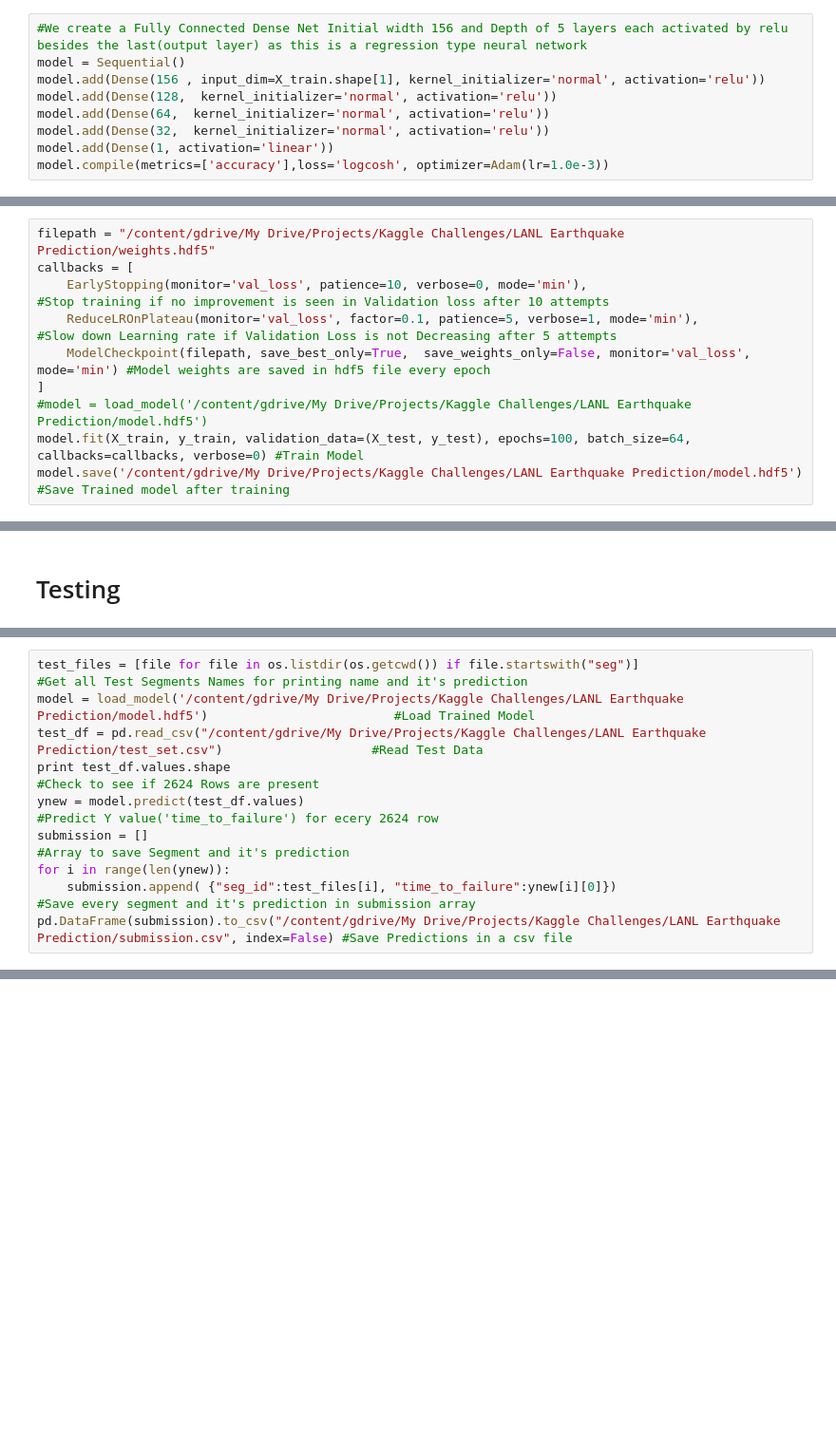
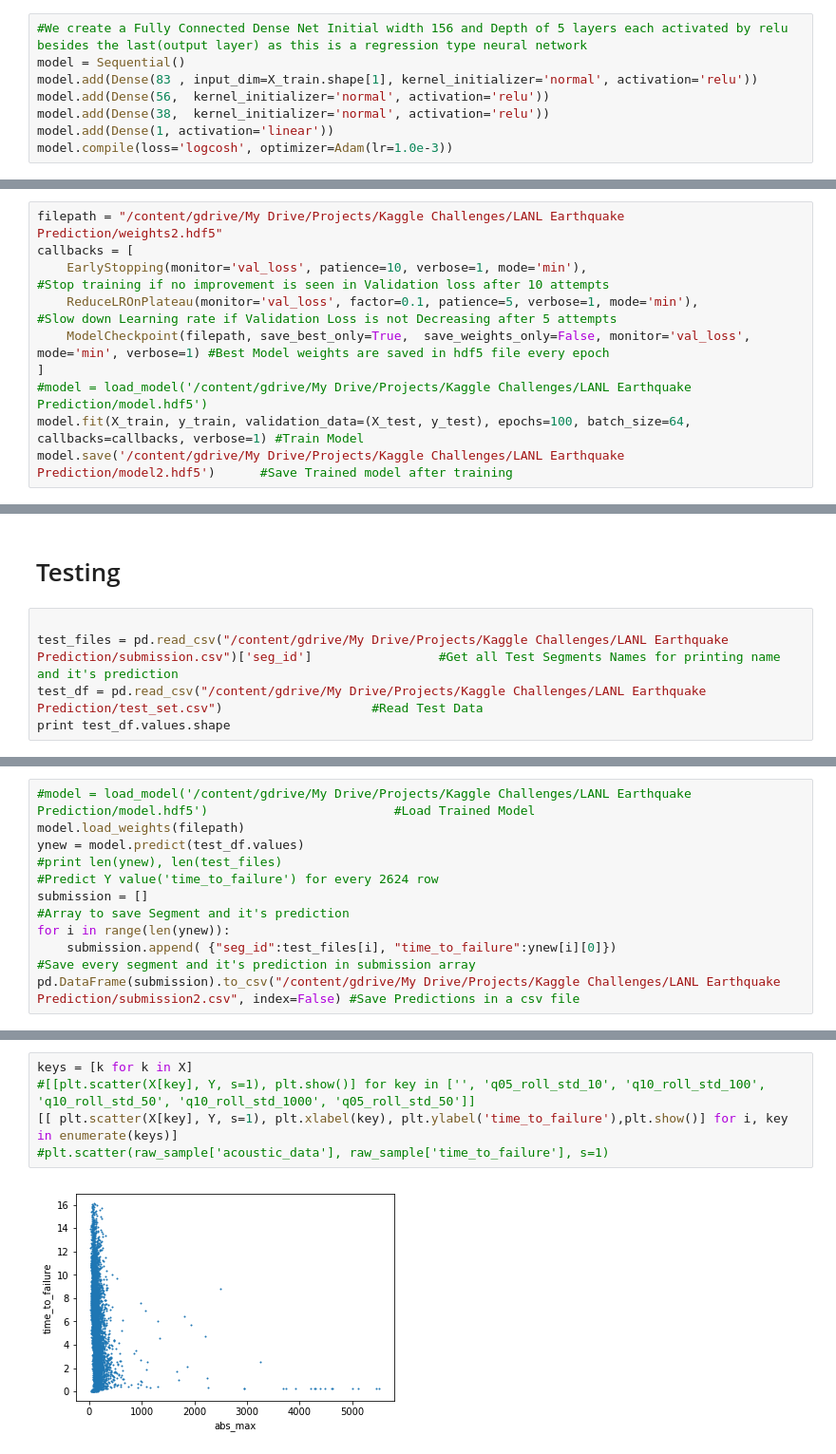
Before and after one commit to AshwinDeshpande96/LANL-Earthquake-Prediction, a Jupyter notebook: LANL_Earthquake.ipynb, the cells around one changed output, grey strips where cells are left out. Shown at 95% size. Drawn from its saved outputs; the diff is of its cells as text; blank space fills up the shorter version.

```diff
--- a/LANL_Earthquake.ipynb
+++ b/LANL_Earthquake.ipynb
@@ -275,9 +310,8 @@ X_train, X_test, y_train, y_test = train_test_split(X.values, Y.values, test_siz
 # %%
 #We create a Fully Connected Dense Net Initial width 156 and Depth of 5 layers each activated by relu besides the last(output layer) as this is a regression type neural network
 model = Sequential()
-model.add(Dense(156 , input_dim=X_train.shape[1], kernel_initializer='normal', activation='relu'))
-model.add(Dense(128,  kernel_initializer='normal', activation='relu'))
-model.add(Dense(64,  kernel_initializer='normal', activation='relu'))
-model.add(Dense(32,  kernel_initializer='normal', activation='relu'))
+model.add(Dense(83 , input_dim=X_train.shape[1], kernel_initializer='normal', activation='relu'))
+model.add(Dense(56,  kernel_initializer='normal', activation='relu'))
+model.add(Dense(38,  kernel_initializer='normal', activation='relu'))
 model.add(Dense(1, activation='linear'))
-model.compile(metrics=['accuracy'],loss='logcosh', optimizer=Adam(lr=1.0e-3))
+model.compile(loss='logcosh', optimizer=Adam(lr=1.0e-3))
@@ -284,11 +322,11 @@ model.compile(metrics=['accuracy'],loss='logcosh', optimizer=Adam(lr=1.0e-3))
 # %%
-filepath = "/content/gdrive/My Drive/Projects/Kaggle Challenges/LANL Earthquake Prediction/weights.hdf5"
+filepath = "/content/gdrive/My Drive/Projects/Kaggle Challenges/LANL Earthquake Prediction/weights2.hdf5"
 callbacks = [
-    EarlyStopping(monitor='val_loss', patience=10, verbose=0, mode='min'),                                   #Stop training if no improvement is seen in Validation loss after 10 attempts
+    EarlyStopping(monitor='val_loss', patience=10, verbose=1, mode='min'),                                   #Stop training if no improvement is seen in Validation loss after 10 attempts
     ReduceLROnPlateau(monitor='val_loss', factor=0.1, patience=5, verbose=1, mode='min'),                    #Slow down Learning rate if Validation Loss is not Decreasing after 5 attempts
-    ModelCheckpoint(filepath, save_best_only=True,  save_weights_only=False, monitor='val_loss', mode='min') #Model weights are saved in hdf5 file every epoch
+    ModelCheckpoint(filepath, save_best_only=True,  save_weights_only=False, monitor='val_loss', mode='min', verbose=1) #Best Model weights are saved in hdf5 file every epoch
 ]
 #model = load_model('/content/gdrive/My Drive/Projects/Kaggle Challenges/LANL Earthquake Prediction/model.hdf5')
-model.fit(X_train, y_train, validation_data=(X_test, y_test), epochs=100, batch_size=64, callbacks=callbacks, verbose=0) #Train Model
-model.save('/content/gdrive/My Drive/Projects/Kaggle Challenges/LANL Earthquake Prediction/model.hdf5')      #Save Trained model after training
+model.fit(X_train, y_train, validation_data=(X_test, y_test), epochs=100, batch_size=64, callbacks=callbacks, verbose=1) #Train Model
+model.save('/content/gdrive/My Drive/Projects/Kaggle Challenges/LANL Earthquake Prediction/model2.hdf5')      #Save Trained model after training
 # %% [output]
@@ -300,2 +350,7 @@ Epoch 00016: ReduceLROnPlateau reducing learning rate to 1.00000008274e-09.
 # %% [markdown]
 # Testing
+# %%
+
+test_files = pd.read_csv("/content/gdrive/My Drive/Projects/Kaggle Challenges/LANL Earthquake Prediction/submission.csv")['seg_id']                 #Get all Test Segments Names for printing name and it's prediction
+test_df = pd.read_csv("/content/gdrive/My Drive/Projects/Kaggle Challenges/LANL Earthquake Prediction/test_set.csv")                    #Read Test Data
+print test_df.values.shape
@@ -302,10 +359,10 @@ Epoch 00016: ReduceLROnPlateau reducing learning rate to 1.00000008274e-09.
 # %%
-test_files = [file for file in os.listdir(os.getcwd()) if file.startswith("seg")]                                                       #Get all Test Segments Names for printing name and it's prediction
-model = load_model('/content/gdrive/My Drive/Projects/Kaggle Challenges/LANL Earthquake Prediction/model.hdf5')                         #Load Trained Model
-test_df = pd.read_csv("/content/gdrive/My Drive/Projects/Kaggle Challenges/LANL Earthquake Prediction/test_set.csv")                    #Read Test Data
-print test_df.values.shape                                                                                                              #Check to see if 2624 Rows are present
-ynew = model.predict(test_df.values)                                                                                                    #Predict Y value('time_to_failure') for ecery 2624 row
+#model = load_model('/content/gdrive/My Drive/Projects/Kaggle Challenges/LANL Earthquake Prediction/model.hdf5')                         #Load Trained Model
+model.load_weights(filepath)
+ynew = model.predict(test_df.values)
+#print len(ynew), len(test_files)
+#Predict Y value('time_to_failure') for every 2624 row
 submission = []                                                                                                                         #Array to save Segment and it's prediction
 for i in range(len(ynew)):
     submission.append( {"seg_id":test_files[i], "time_to_failure":ynew[i][0]})                                                          #Save every segment and it's prediction in submission array
-pd.DataFrame(submission).to_csv("/content/gdrive/My Drive/Projects/Kaggle Challenges/LANL Earthquake Prediction/submission.csv", index=False) #Save Predictions in a csv file
+pd.DataFrame(submission).to_csv("/content/gdrive/My Drive/Projects/Kaggle Challenges/LANL Earthquake Prediction/submission2.csv", index=False) #Save Predictions in a csv file
@@ -313,0 +382,7 @@ pd.DataFrame(submission).to_csv("/content/gdrive/My Drive/Projects/Kaggle Challe
+# %%
+keys = [k for k in X]
+#[[plt.scatter(X[key], Y, s=1), plt.show()] for key in ['', 'q05_roll_std_10', 'q10_roll_std_100', 'q10_roll_std_50', 'q10_roll_std_1000', 'q05_roll_std_50']]
+[[ plt.scatter(X[key], Y, s=1), plt.xlabel(key), plt.ylabel('time_to_failure'),plt.show()] for i, key in enumerate(keys)]
+#plt.scatter(raw_sample['acoustic_data'], raw_sample['time_to_failure'], s=1)
+# %% [output]
+[figure, added]
```
Also changed, not shown: parts of 38 cells of this notebook.
